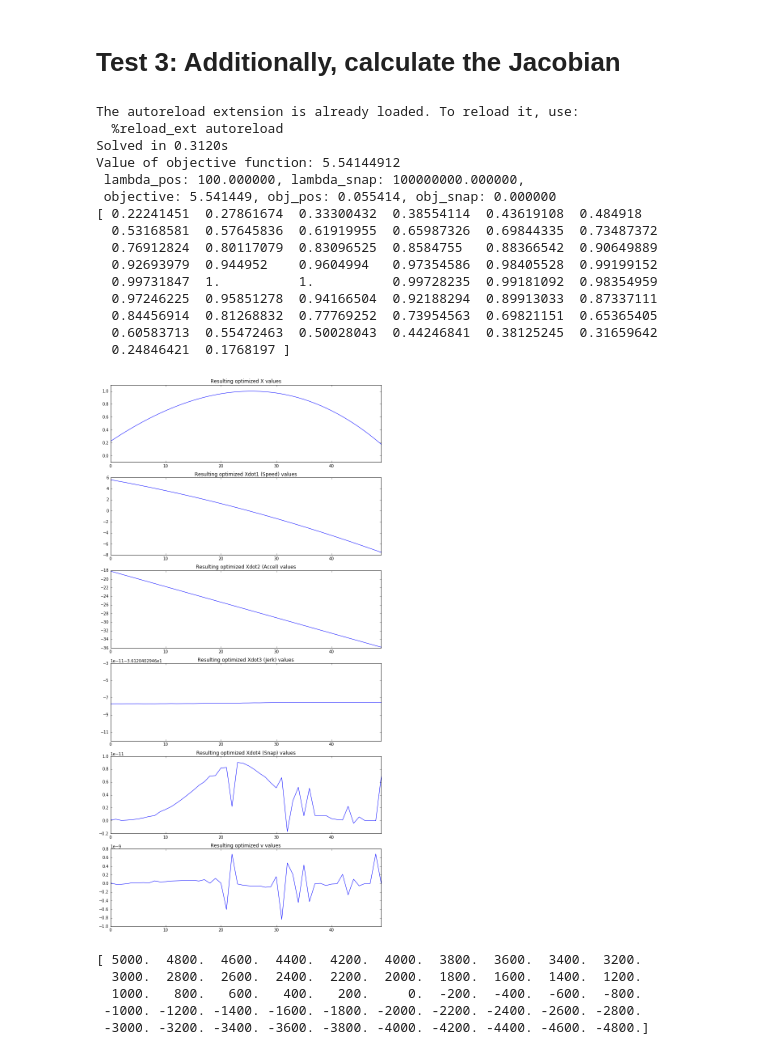
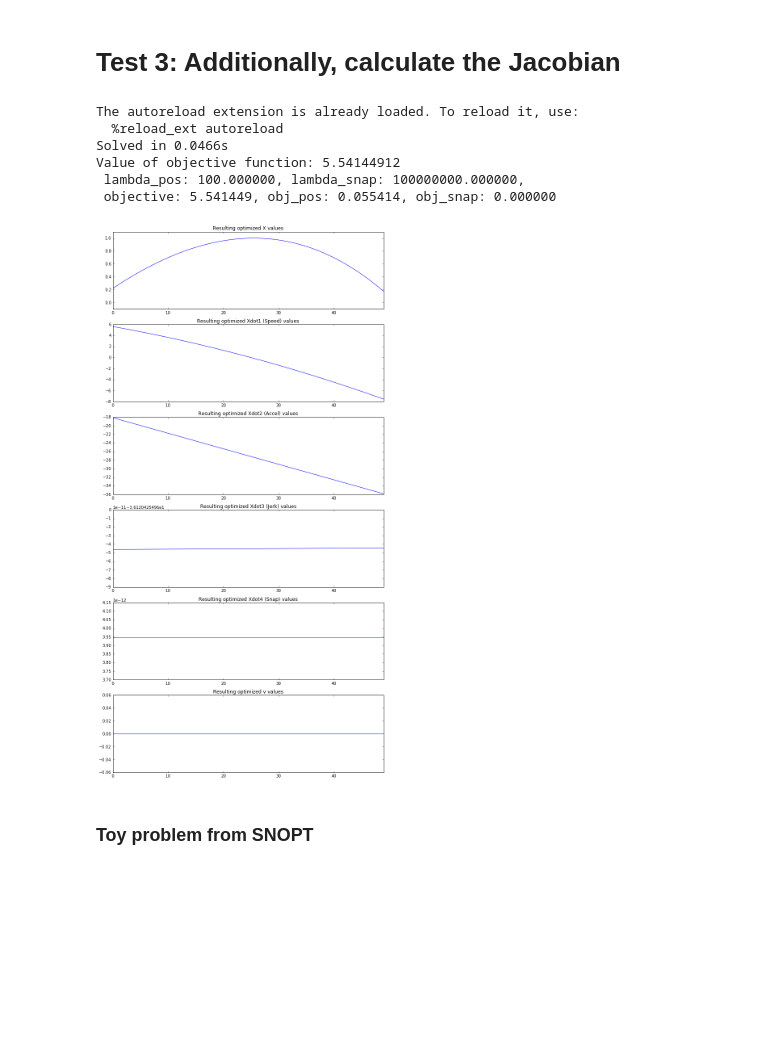
Before and after one commit to njoubert/spooky, a Jupyter notebook: experiments/ipython/13 - NJ - First attempts at optimizing blending function.ipynb, the cells around one changed output. Drawn from its saved outputs; the diff is of its cells as text; code cells hidden in the pictures; blank space fills up the shorter version.

```diff
--- a/experiments/ipython/13 - NJ - First attempts at optimizing blending function.ipynb
+++ b/experiments/ipython/13 - NJ - First attempts at optimizing blending function.ipynb
@@ -698,7 +698,7 @@ snopt.setOption('Solution print',False)
 snopt.setOption('Print file','13_blend_test_3_print.out')
 snopt.setOption('Iteration limit',8000)
 snopt.setOption('Print level',3)
-snopt.setOption('Major optimality',2e-8)
+snopt.setOption('Major optimality',2e-6)
 
 #
 # # snopt.setOption('Linesearch tolerance',0.4)
@@ -880,51 +880,32 @@ f2.set_title("Resulting optimized Xdot1 (Speed) values")
 f3.plot(snopt.x[2::6])
 f3.set_ylim()
 f3.set_xlim([0,nsamples-1])
 f3.set_title("Resulting optimized Xdot2 (Accel) values")
 
 f4.plot(snopt.x[3::6])
 f4.set_ylim()
 f4.set_xlim([0,nsamples-1])
 f4.set_title("Resulting optimized Xdot3 (Jerk) values")
 
 f5.plot(snopt.x[4::6])
 f5.set_ylim()
 f5.set_xlim([0,nsamples-1])
 f5.set_title("Resulting optimized Xdot4 (Snap) values")
 
 f6.plot(snopt.x[5::6])
 f6.set_ylim()
 f6.set_xlim([0,nsamples-1])
 f6.set_title("Resulting optimized v values")
 
 xM = snopt.x.reshape(nsamples,ndims)
 
 print " lambda_pos: %f, lambda_snap: %f, " % (lambda_pos, lambda_snap)
 print " objective: %f, obj_pos: %f, obj_snap: %f" % calc_obj(xM)
-
-print xM[:,0]
 # %% [output]
 The autoreload extension is already loaded. To reload it, use:
   %reload_ext autoreload
-Solved in 0.3120s
+Solved in 0.0466s
 Value of objective function: 5.54144912
  lambda_pos: 100.000000, lambda_snap: 100000000.000000,
  objective: 5.541449, obj_pos: 0.055414, obj_snap: 0.000000
-[ 0.22241451  0.27861674  0.33300432  0.38554114  0.43619108  0.484918
-  0.53168581  0.57645836  0.61919955  0.65987326  0.69844335  0.73487372
-  0.76912824  0.80117079  0.83096525  0.8584755   0.88366542  0.90649889
-  0.92693979  0.944952    0.9604994   0.97354586  0.98405528  0.99199152
-  0.99731847  1.          1.          0.99728235  0.99181092  0.98354959
-  0.97246225  0.95851278  0.94166504  0.92188294  0.89913033  0.87337111
-  0.84456914  0.81268832  0.77769252  0.73954563  0.69821151  0.65365405
-  0.60583713  0.55472463  0.50028043  0.44246841  0.38125245  0.31659642
-  0.24846421  0.1768197 ]
-[figure, old version]
+[figure, new version]
-# %%
-print 2*dt*lambda_snap*xM[:,4]
-# %% [output]
-[ 5000.  4800.  4600.  4400.  4200.  4000.  3800.  3600.  3400.  3200.
-  3000.  2800.  2600.  2400.  2200.  2000.  1800.  1600.  1400.  1200.
-  1000.   800.   600.   400.   200.     0.  -200.  -400.  -600.  -800.
- -1000. -1200. -1400. -1600. -1800. -2000. -2200. -2400. -2600. -2800.
- -3000. -3200. -3400. -3600. -3800. -4000. -4200. -4400. -4600. -4800.]
@@ -982,3 +912,5 @@ print type(A2)
+# %% [markdown]
+### Toy problem from SNOPT
 # %%
 """
 This is the toy example problem in the SNOPT documentation.
```
Also changed, not shown: parts of 6 cells of this notebook.
